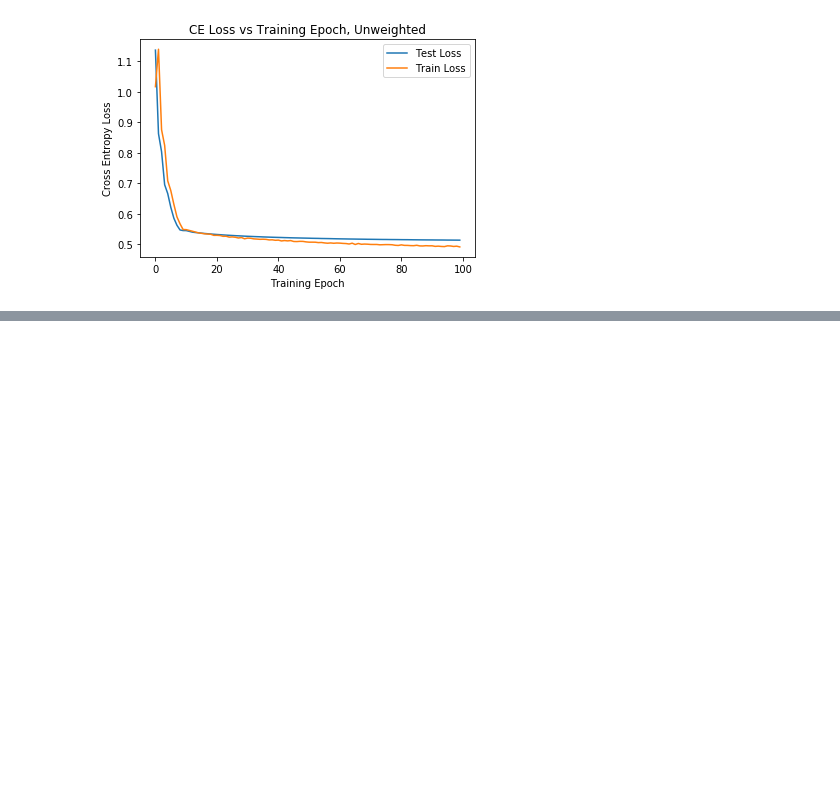
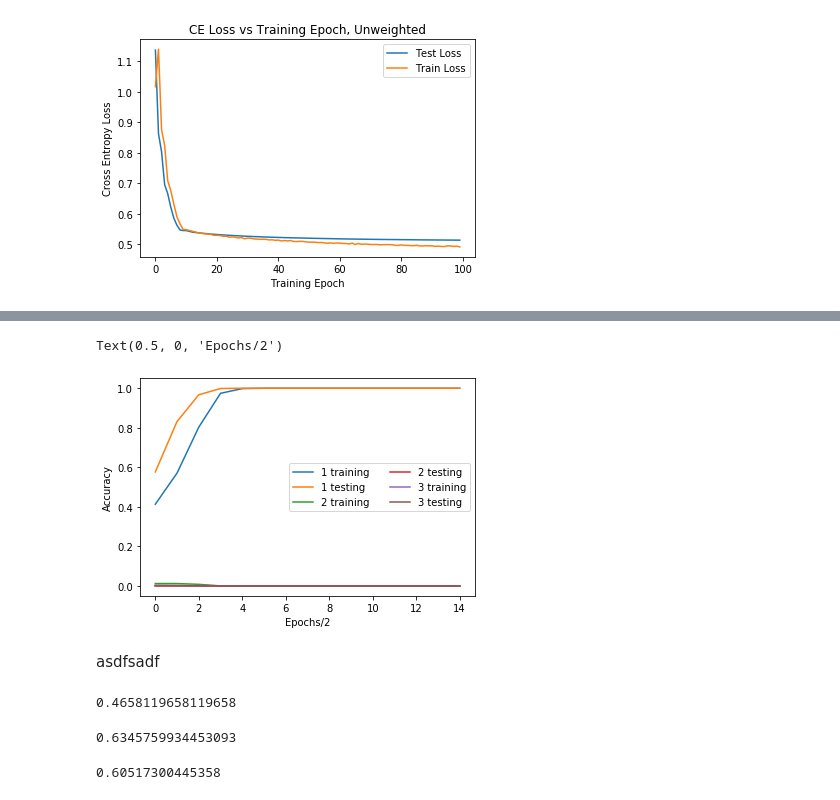
Before and after one commit to JonathanOnorato/BERT_Explore, a Jupyter notebook: BERTplusClassifier.ipynb, the cells around one changed output, grey strips where cells are left out. Cells and saved outputs as stored; diff of their text form; code cells hidden in the pictures; blank space fills up the shorter version.

```diff
--- a/BERTplusClassifier.ipynb
+++ b/BERTplusClassifier.ipynb
@@ -1497,0 +1701,12 @@ To me, the BERT encodings seems the most likely to improve our overall performan
+# %%
+for i in range(len(train_accuracy_tracker)-1):
+    plt.plot(train_accuracy_tracker[i+1], label = str(i+1) + str(" training"))
+    plt.plot(test_accuracy_tracker[i+1], label = str(i+1) + str(" testing"))
+plt.legend(ncol = 2)
+plt.ylabel("Accuracy")
+plt.xlabel("Epochs/2")
+# %% [output]
+Text(0.5, 0, 'Epochs/2')
+[figure, added]
+# %% [markdown]
+asdfsadf
@@ -1497,0 +1715,12 @@ To me, the BERT encodings seems the most likely to improve our overall performan
+# %%
+fraction_accuracy[1]
+# %% [output]
+0.4658119658119658
+# %%
+fraction_accuracy[2]
+# %% [output]
+0.6345759934453093
+# %%
+fraction_accuracy[3]
+# %% [output]
+0.60517300445358
```
Also changed, not shown: parts of 72 cells of this notebook.
